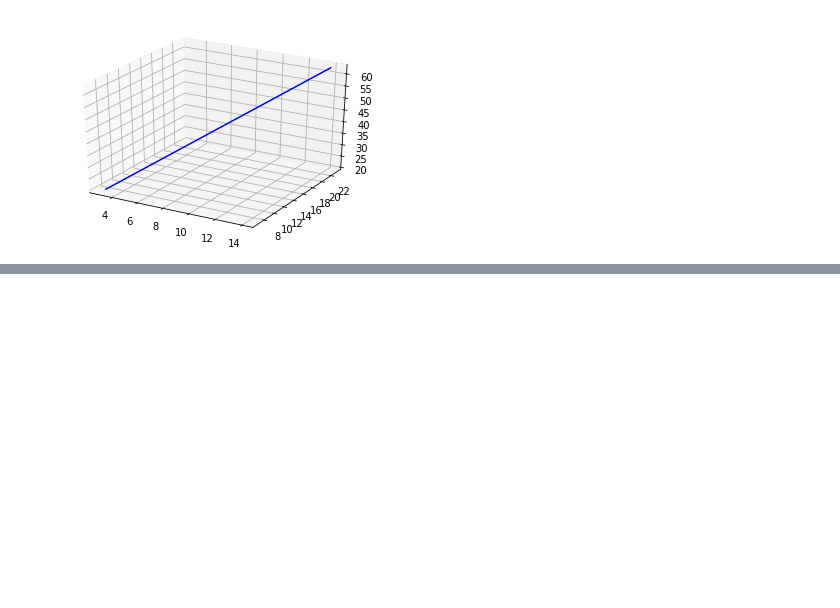
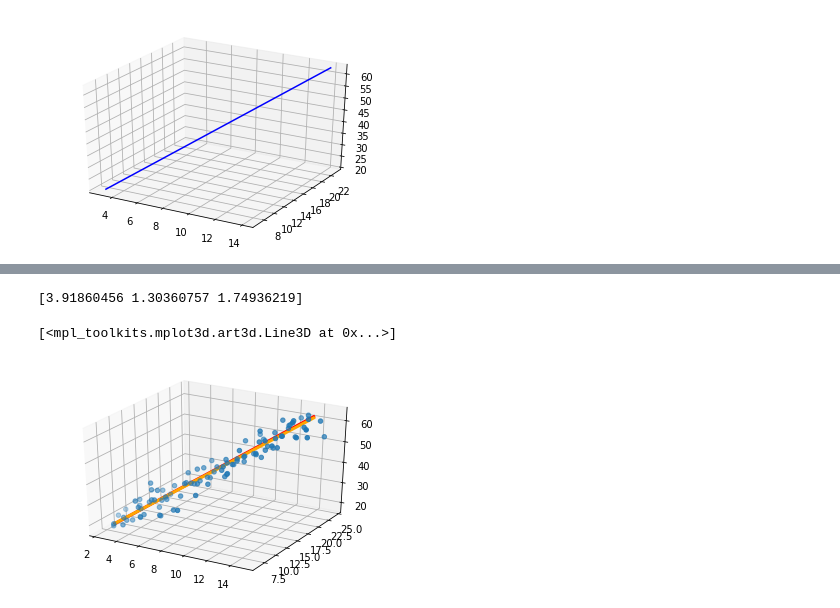
Before and after one commit to Pign4/ScratchML, a Jupyter notebook: Multivariate Linear Regression.ipynb, the cells around one changed output, grey strips where cells are left out. Saved outputs shown, nothing was run; the diff lists cells and outputs as text; code cells hidden in the pictures; blank space fills up the shorter version.

```diff
--- a/Multivariate Linear Regression.ipynb
+++ b/Multivariate Linear Regression.ipynb
@@ -68,0 +75,15 @@ ax1.plot(X[:,1],X[:,2],y_,color="orange", lw=3)
+# %%
+# with numpy built-in function
+beta_np = np.linalg.lstsq(X_noise, y_noise, rcond=None)[0]
+print(beta_np)
+# compare y, y_ and y_noise
+fig = plt.figure()
+ax1 = fig.add_subplot(111, projection="3d")
+
+ax1.scatter(X_noise[:,1],X_noise[:,2],y_noise)
+ax1.plot(X[:,1],X[:,2],y,color="red", lw=3)
+ax1.plot(X[:,1],X[:,2],X @ beta_np,color="orange", lw=3)
+# %% [output]
+[3.91860456 1.30360757 1.74936219]
+[<mpl_toolkits.mplot3d.art3d.Line3D at 0x...>]
+[figure, added]
```
Also changed, not shown: parts of 6 cells of this notebook, 8 other files.
